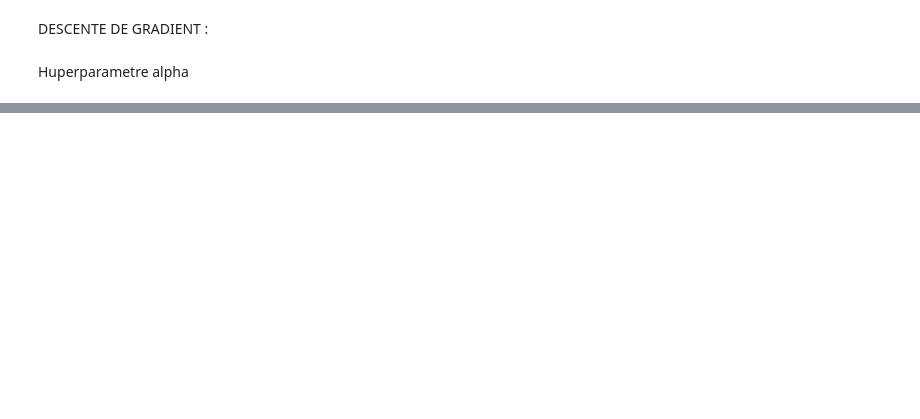
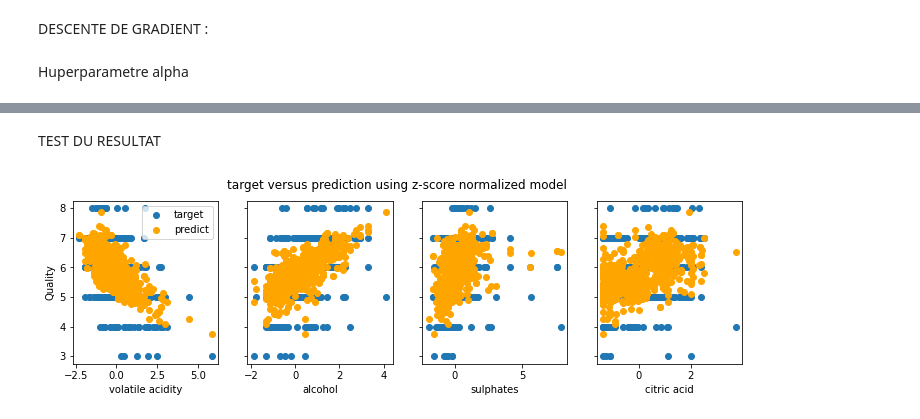
Before and after one commit to HenriS67/wineQualityPrediction, a Jupyter notebook: TPML.ipynb, the cells around one changed output, grey strips where cells are left out. Saved outputs shown, nothing was run; the diff lists cells and outputs as text; code cells hidden in the pictures; blank space fills up the shorter version.

```diff
--- a/TPML.ipynb
+++ b/TPML.ipynb
@@ -257,0 +294,20 @@ prediction: [[0.00308547]], target value: 5
+# %% [markdown]
+TEST DU RESULTAT
+# %%
+#predict target using normalized features
+m = X_norm.shape[0]
+yp = np.zeros(m)
+for i in range(m):
+    yp[i] = np.dot(X_norm[i], w_final) + b_final
+
+    # plot predictions and targets versus original features
+fig,ax=plt.subplots(1,4,figsize=(12, 3),sharey=True)
+for i in range(len(ax)):
+    ax[i].scatter([X_norm[:,i]],y_train, label = 'target')
+    ax[i].set_xlabel(X_features[i])
+    ax[i].scatter([X_norm[:,i]],yp,color="orange", label = 'predict')
+ax[0].set_ylabel("Quality"); ax[0].legend()
+fig.suptitle("target versus prediction using z-score normalized model")
+plt.show()
+# %% [output]
+[figure, added]
```
Also changed, not shown: parts of 4 cells of this notebook.
